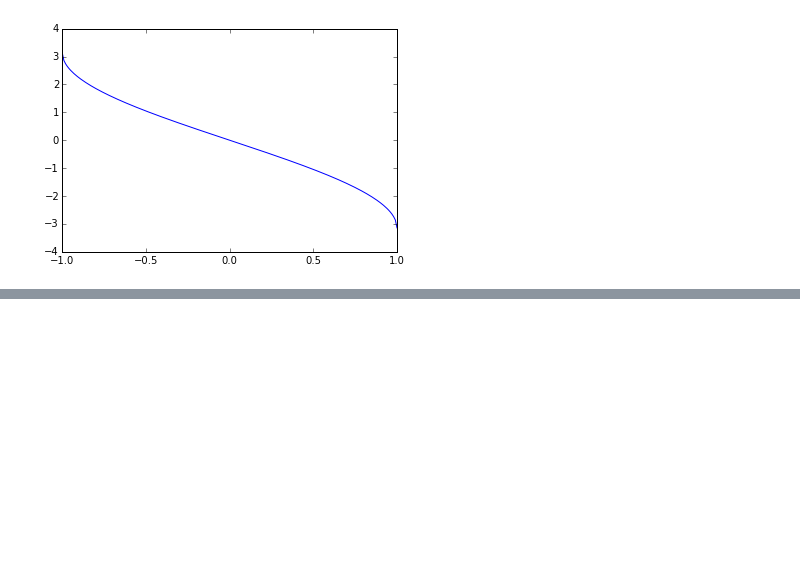
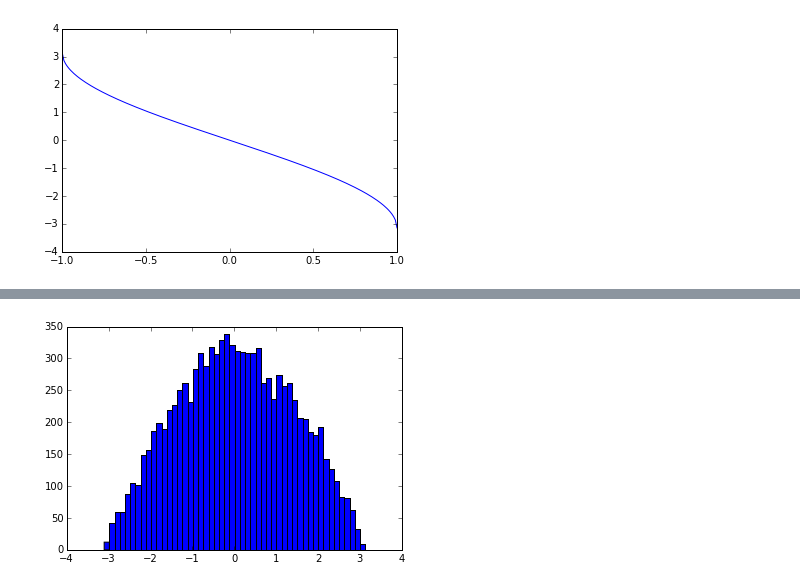
Before and after one commit to jdbrice/ipyLog, a Jupyter notebook: Teaching/Elastic_Scattering.ipynb, the cells around one changed output, grey strips where cells are left out. Saved outputs shown, nothing was run; the diff lists cells and outputs as text; code cells hidden in the pictures; blank space fills up the shorter version.

```diff
--- a/Teaching/Elastic_Scattering.ipynb
+++ b/Teaching/Elastic_Scattering.ipynb
@@ -44,0 +44,4 @@ array([ 0,  0,  0,  0,  0,  0,  0,  0,  0,  0,  0,  0,  0,  0,  0,  0,  0,
+# %%
+plt.hist( thetas, 50 );
+# %% [output]
+[figure, added]
```
Also changed, not shown: parts of 5 cells of this notebook, 3 other files.
